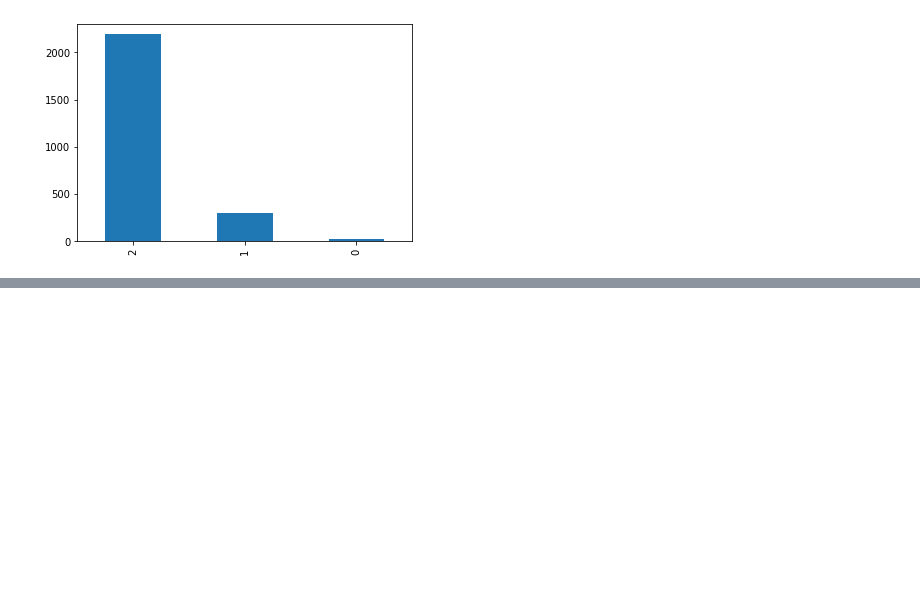
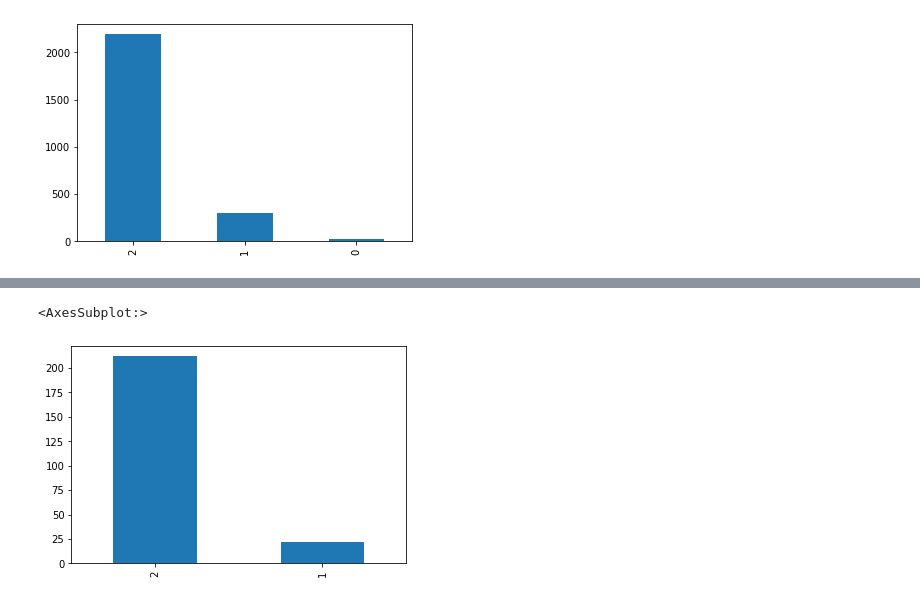
Before and after one commit to AshQTan/Capstone, a Jupyter notebook: AnalyzingResultsArticleLevelTFIDFMergedClasssifiers.ipynb, the cells around one changed output, grey strips where cells are left out. Cells and saved outputs as stored; diff of their text form; code cells hidden in the pictures; blank space fills up the shorter version.

```diff
--- a/AnalyzingResultsArticleLevelTFIDFMergedClasssifiers.ipynb
+++ b/AnalyzingResultsArticleLevelTFIDFMergedClasssifiers.ipynb
@@ -102,0 +103,5 @@ accuracy_score(test_dataset["real_labels"], test_dataset["pred_labels"])
+# %%
+test_dataset[test_dataset["biaslabel"]=="Very Conservative"]["pred_labels"].value_counts().plot.bar()
+# %% [output]
+<AxesSubplot:>
+[figure, added]
```
Also changed, not shown: parts of 3 cells of this notebook, 1 other file.
